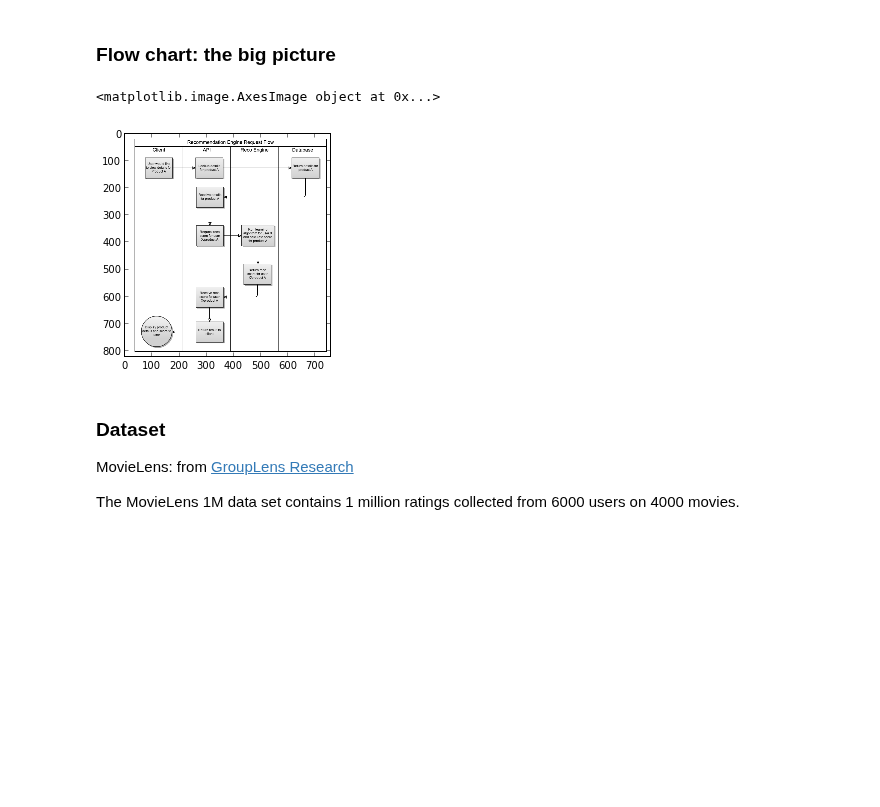
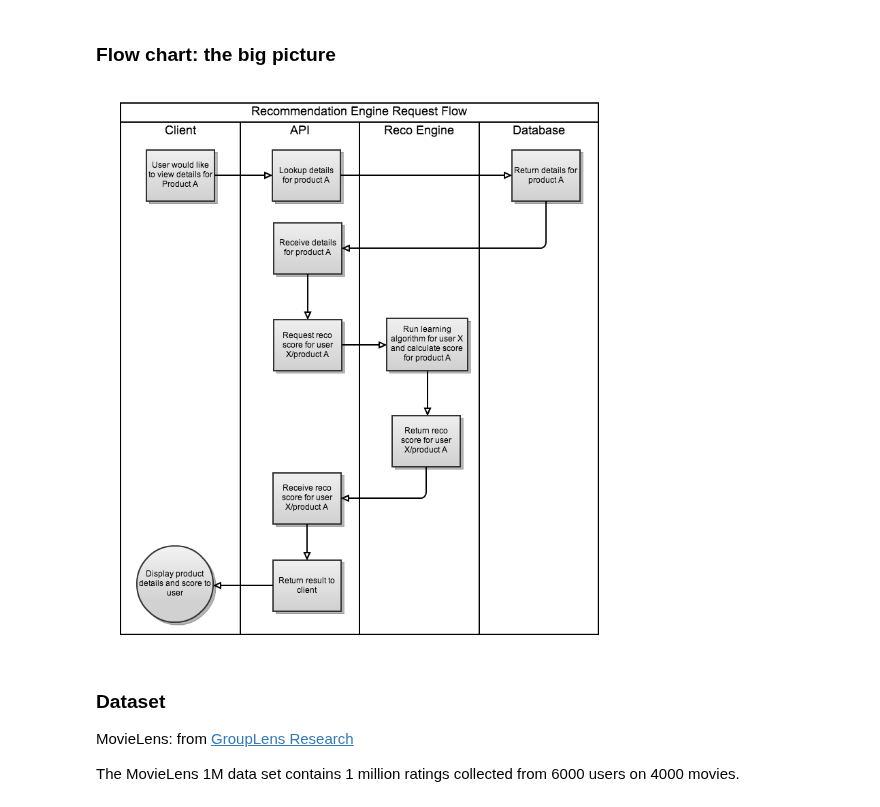
Before and after one commit to aurora1625/pycon2013, a Jupyter notebook: pycon.ipynb, the cells around one changed output. Drawn from its saved outputs; the diff is of its cells as text; code cells hidden in the pictures; blank space fills up the shorter version.

Commit message:
load full-size flow chart

```diff
--- a/pycon.ipynb
+++ b/pycon.ipynb
@@ -163,13 +163,11 @@ What exactly are we going to do? Here's high-level overview:
 - challenge
 # %% [markdown]
 ### Flow chart: the big picture
-# %%
-import matplotlib.pyplot as plt
-
-plt.imshow(plt.imread('./pycon_reco_flow.png'), aspect=1)
-# %% [output]
-<matplotlib.image.AxesImage object at 0x...>
-[figure, removed]
+# %%
+from IPython.core.display import Image
+Image(filename='./pycon_reco_flow.png')
+# %% [output]
+[figure, added]
 # %% [markdown]
 ### Dataset
 
```
